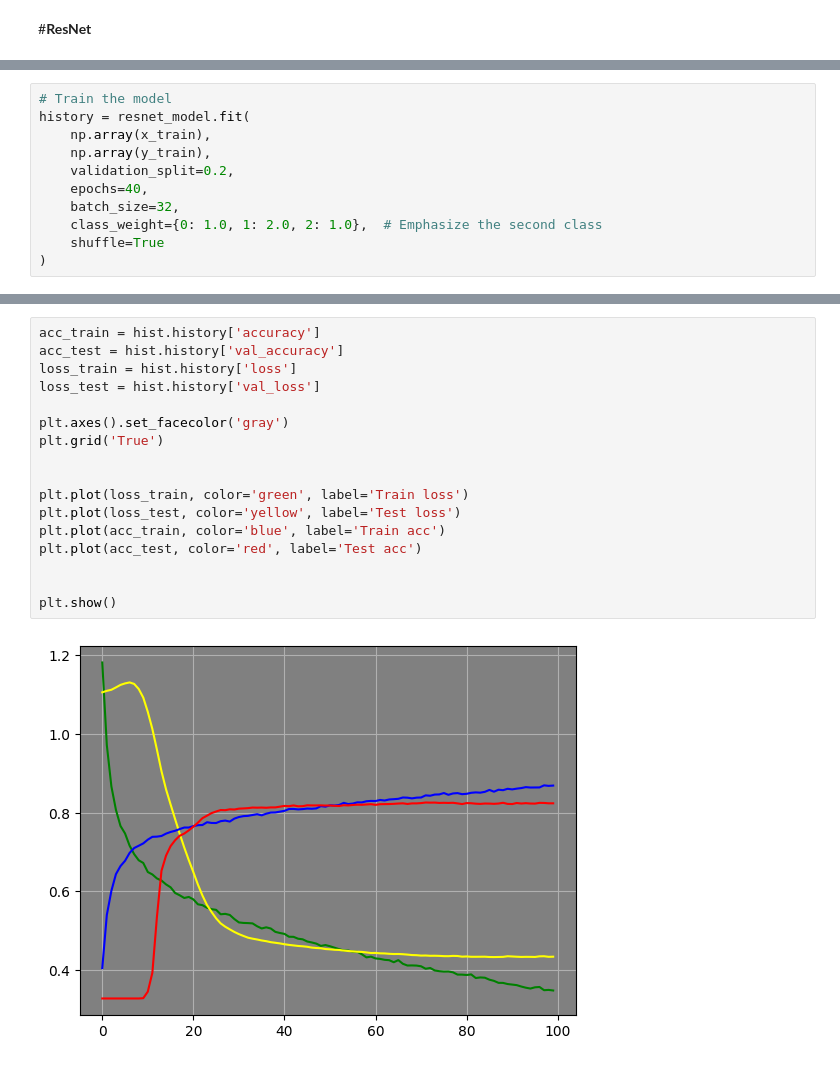
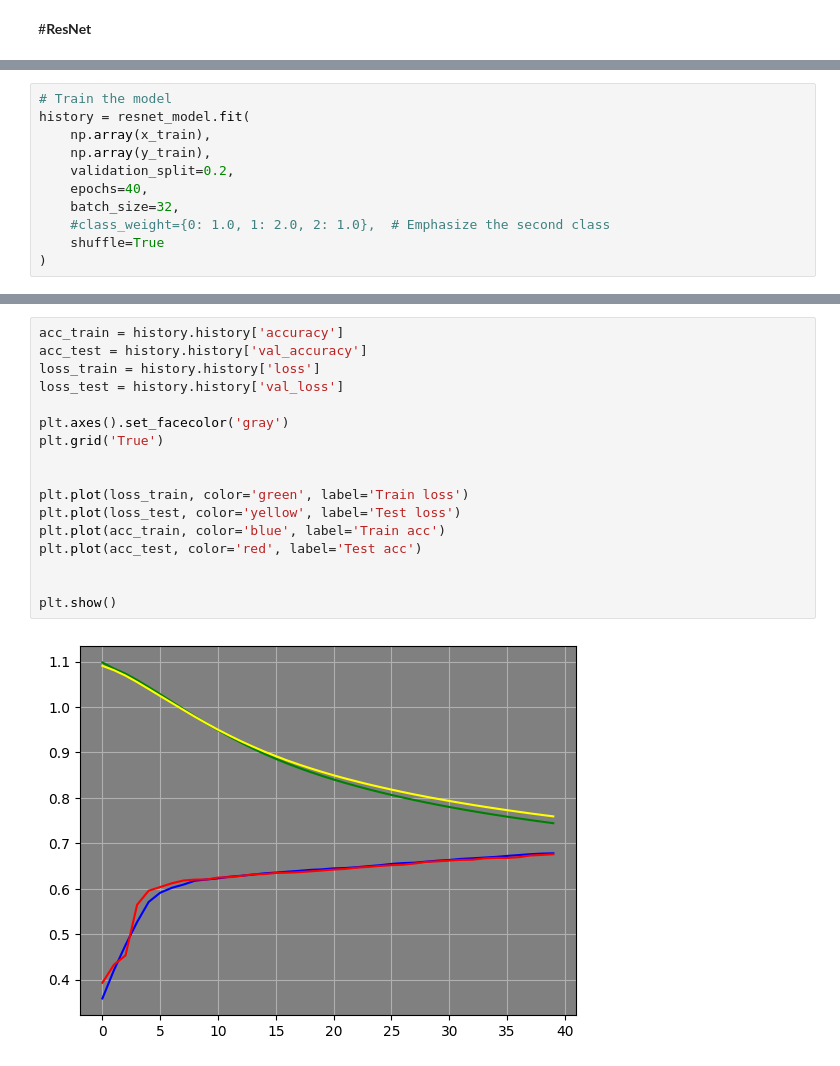
Before and after one commit to FaridRash/DATA-MINING-MACHINE-LEARNING-semester-2-, a Jupyter notebook: The Final Project/Notebooks/Farid/Farid_CNN_Colab.ipynb, the cells around one changed output, grey strips where cells are left out. Saved outputs shown, nothing was run; the diff lists cells and outputs as text.

```diff
--- a/The Final Project/Notebooks/Farid/Farid_CNN_Colab.ipynb
+++ b/The Final Project/Notebooks/Farid/Farid_CNN_Colab.ipynb
@@ -1047,7 +1047,7 @@ history = resnet_model.fit(
     validation_split=0.2,
     epochs=40,
     batch_size=32,
-    class_weight={0: 1.0, 1: 2.0, 2: 1.0},  # Emphasize the second class
+    #class_weight={0: 1.0, 1: 2.0, 2: 1.0},  # Emphasize the second class
     shuffle=True
 )
 # %% [output]
@@ -1078,19 +1078,19 @@ resnet_model.evaluate(x=x_test, y=y_test)
 # %%
-acc_train = hist.history['accuracy']
-acc_test = hist.history['val_accuracy']
-loss_train = hist.history['loss']
-loss_test = hist.history['val_loss']
+acc_train = history.history['accuracy']
+acc_test = history.history['val_accuracy']
+loss_train = history.history['loss']
+loss_test = history.history['val_loss']
 
 plt.axes().set_facecolor('gray')
 plt.grid('True')
 
 
 plt.plot(loss_train, color='green', label='Train loss')
 plt.plot(loss_test, color='yellow', label='Test loss')
 plt.plot(acc_train, color='blue', label='Train acc')
 plt.plot(acc_test, color='red', label='Test acc')
 
 
 plt.show()
 # %% [output]
-[figure, old version]
+[figure, new version]
```
Also changed, not shown: parts of 3 cells of this notebook.
